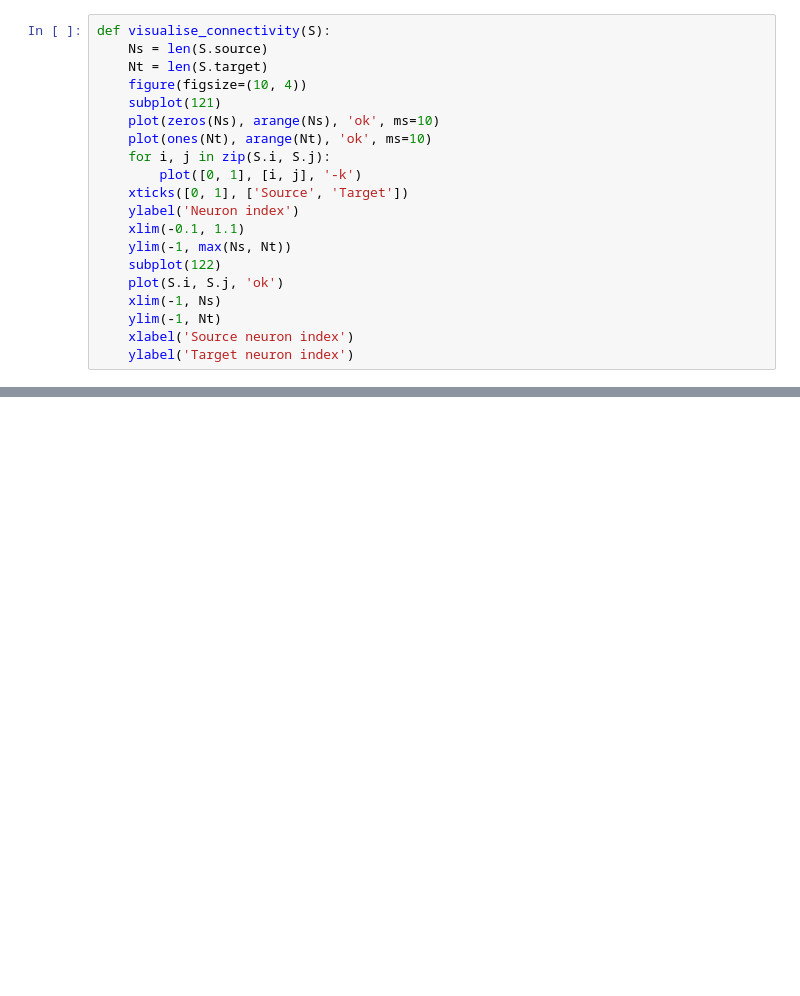
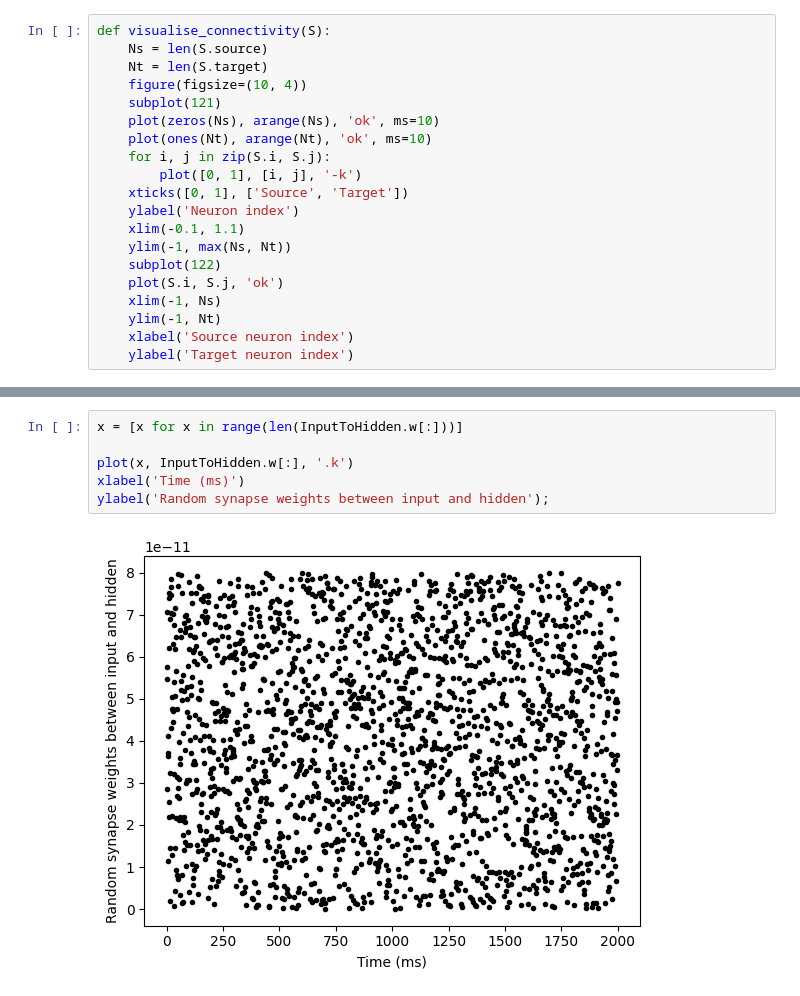
Before and after one commit to Hanna96E/D7046E_SNNproject, a Jupyter notebook: testnetwork.ipynb, the cells around one changed output, grey strips where cells are left out. Saved outputs shown, nothing was run; the diff lists cells and outputs as text; blank space fills up the shorter version.

```diff
--- a/testnetwork.ipynb
+++ b/testnetwork.ipynb
@@ -350,0 +278,8 @@ Running training sample 39       19.9 s
+# %%
+x = [x for x in range(len(InputToHidden.w[:]))]
+
+plot(x, InputToHidden.w[:], '.k')
+xlabel('Time (ms)')
+ylabel('Random synapse weights between input and hidden');
+# %% [output]
+[figure, added]
```
Also changed, not shown: parts of 22 cells of this notebook, 1 other file.
